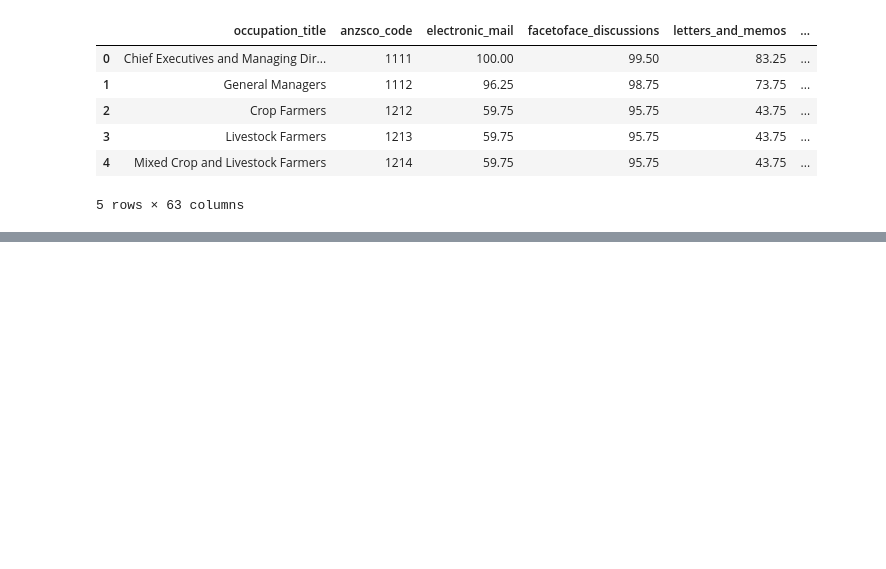
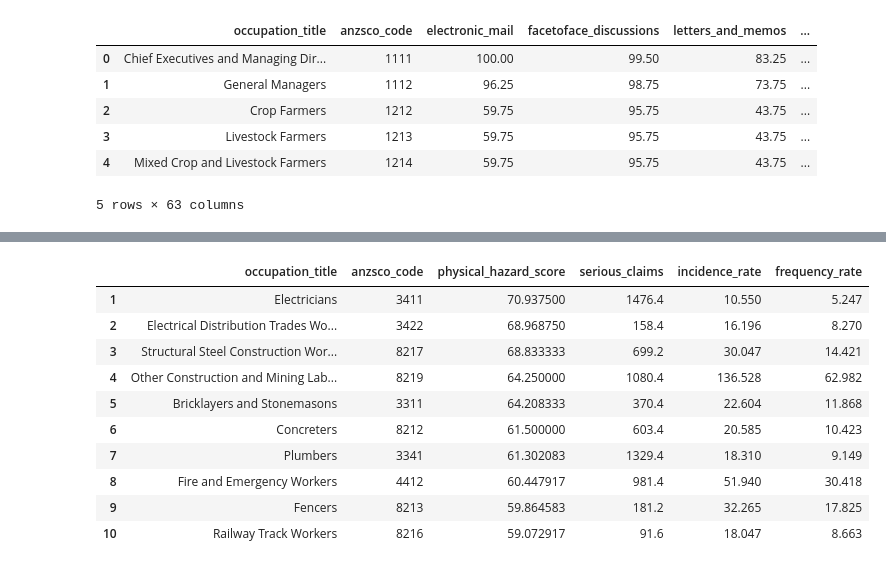
Before and after one commit to angelajacinto/whs-risk-analysis-end-to-end-data-pipeline, a Jupyter notebook: notebooks/whs_data_pipeline.ipynb, the cells around one changed output, grey strips where cells are left out. Saved outputs shown, nothing was run; the diff lists cells and outputs as text; code cells hidden in the pictures; blank space fills up the shorter version.

```diff
--- a/notebooks/whs_data_pipeline.ipynb
+++ b/notebooks/whs_data_pipeline.ipynb
@@ -94,0 +306,30 @@ bohd_df.head()
+# %%
+query = """
+SELECT
+    occupation_title,
+    anzsco_code,
+    physical_hazard_score,
+    serious_claims,
+    incidence_rate,
+    frequency_rate
+FROM bohd
+WHERE physical_hazard_score IS NOT NULL AND serious_claims IS NOT NULL
+ORDER BY physical_hazard_score DESC, serious_claims DESC
+LIMIT 10;
+"""
+
+hazardous = pd.read_sql_query(query, conn)
+hazardous.index = hazardous.index + 1
+hazardous
+# %% [output]
+|  | occupation_title | anzsco_code | physical_hazard_score | serious_claims | incidence_rate | frequency_rate |
+| 1 | Electricians | 3411 | 70.937500 | 1476.4 | 10.550 | 5.247 |
+| 2 | Electrical Distribution Trades Wo... | 3422 | 68.968750 | 158.4 | 16.196 | 8.270 |
+| 3 | Structural Steel Construction Wor... | 8217 | 68.833333 | 699.2 | 30.047 | 14.421 |
+| 4 | Other Construction and Mining Lab... | 8219 | 64.250000 | 1080.4 | 136.528 | 62.982 |
+| 5 | Bricklayers and Stonemasons | 3311 | 64.208333 | 370.4 | 22.604 | 11.868 |
+| 6 | Concreters | 8212 | 61.500000 | 603.4 | 20.585 | 10.423 |
+| 7 | Plumbers | 3341 | 61.302083 | 1329.4 | 18.310 | 9.149 |
+| 8 | Fire and Emergency Workers | 4412 | 60.447917 | 981.4 | 51.940 | 30.418 |
+| 9 | Fencers | 8213 | 59.864583 | 181.2 | 32.265 | 17.825 |
+| 10 | Railway Track Workers | 8216 | 59.072917 | 91.6 | 18.047 | 8.663 |
```
Also changed, not shown: parts of 27 cells of this notebook.
